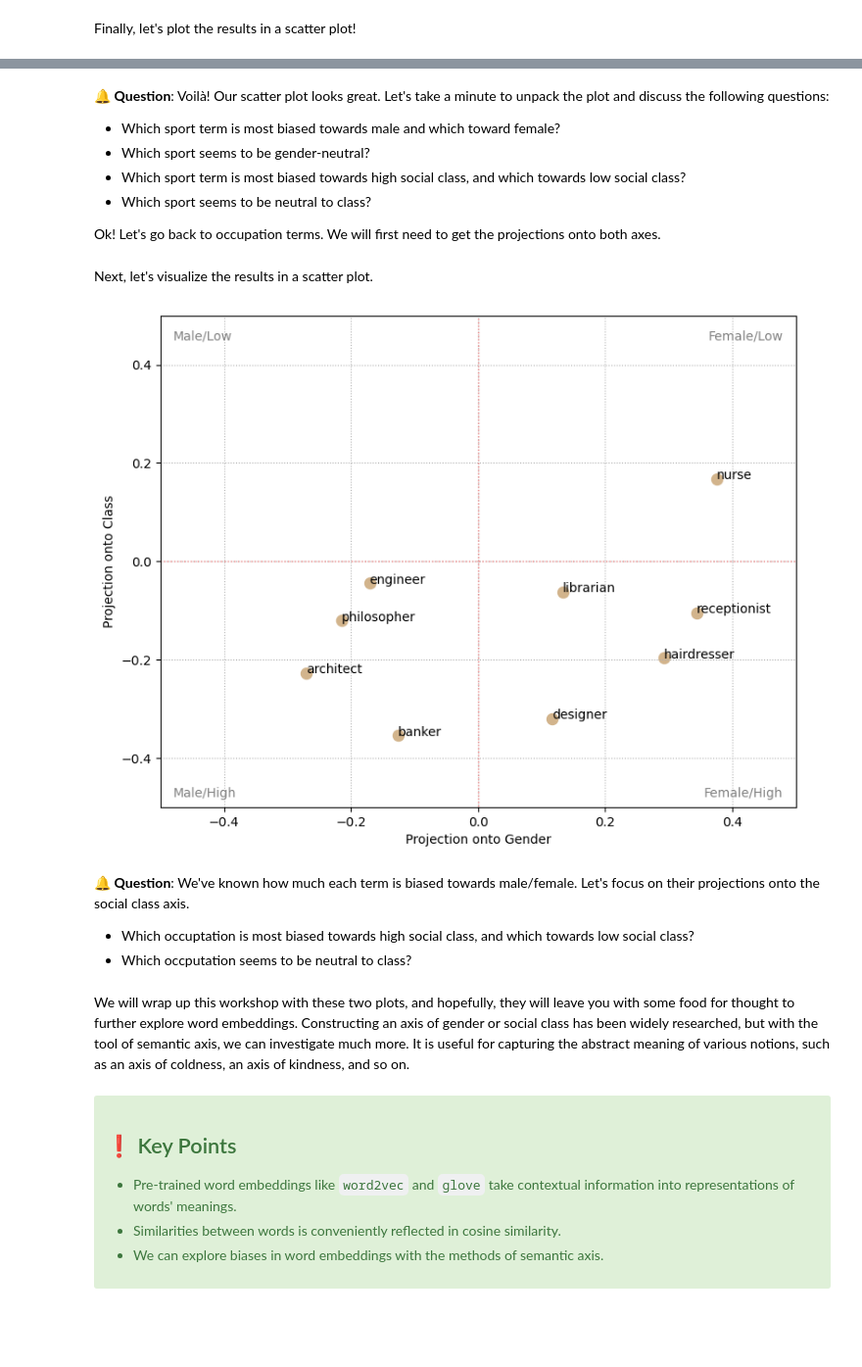
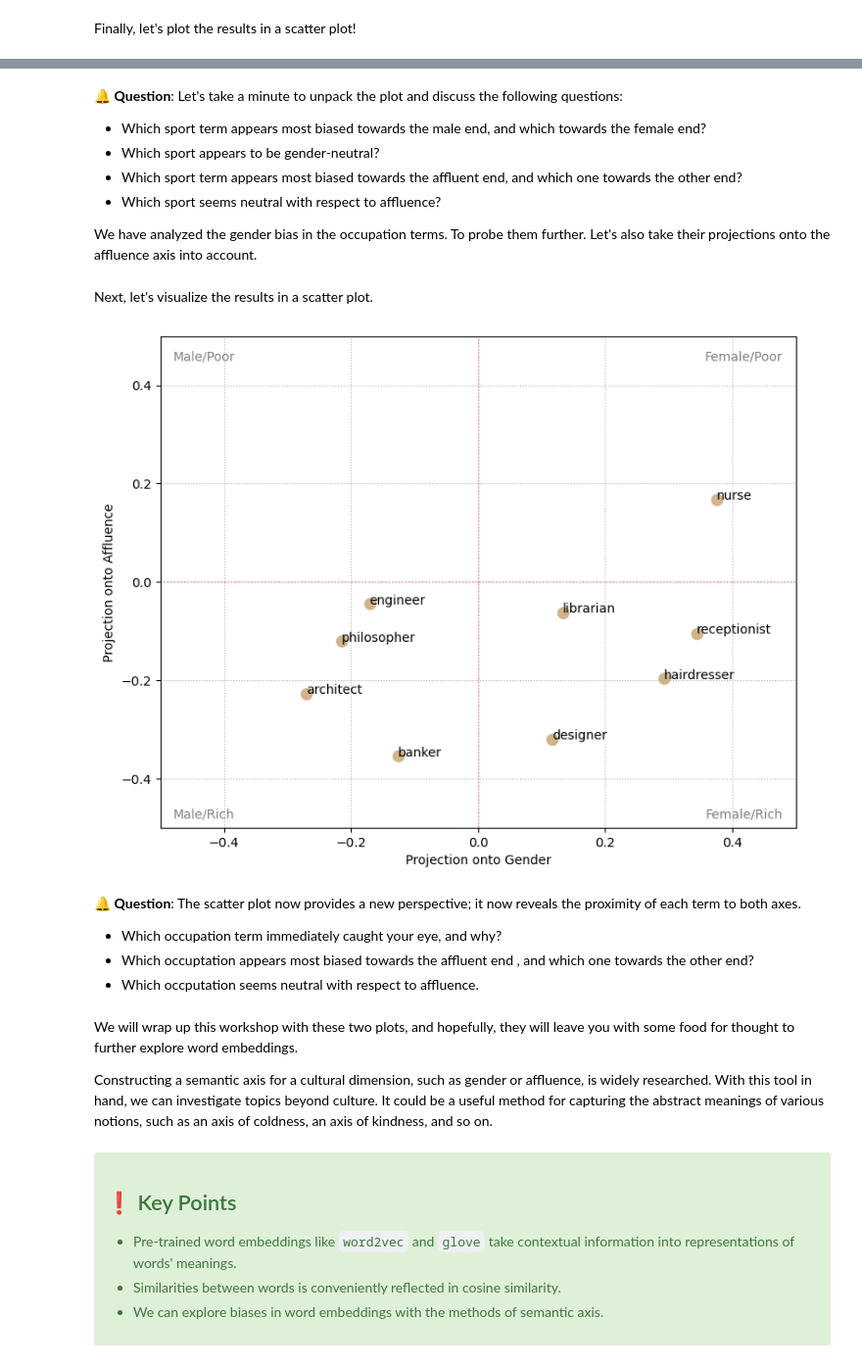
Before and after one commit to dlab-berkeley/Python-Text-Analysis, a Jupyter notebook: lessons/03_word_embeddings.ipynb, the cells around one changed output, grey strips where cells are left out. Shown at 98% size. Drawn from its saved outputs; the diff is of its cells as text; code cells hidden in the pictures; blank space fills up the shorter version.

```diff
--- a/lessons/03_word_embeddings.ipynb
+++ b/lessons/03_word_embeddings.ipynb
@@ -554,14 +591,14 @@ Next, we'll repeat the process to visualize occupation terms, which will give us
 
 Let's dive in!
 # %%
-# Define two sets of pole words of social class (examples taken from Kozlowski et. al, 2019)
+# Define two sets of pole words of affluence; examples taken from Kozlowski et. al
 poor = ['poor', 'poorer', 'poorest', 'poverty', 'inexpensive', 'impoverished', 'cheap']
 rich = ['rich', 'richer', 'richest', 'affluence', 'expensive', 'wealthy', 'luxury']
 
-class_axis = get_semaxis(list1=poor,
-                         list2=rich,
-                         model=glove,
-                         embedding_size=50)
+affluence_axis = get_semaxis(list1=poor,
+                             list2=rich,
+                             model=glove,
+                             embedding_size=50)
 # %% [markdown]
 We will project sports terms onto the social class axis to see if some sports are more associated with the "high" society and others "low" soceity.
 # %%
@@ -582,5 +619,5 @@ Next, let's use the `get_projection` function to calculate the cosine similarity
 # %%
-proj_spt_class = {word: get_projection(word, glove, class_axis) for word in sports}
+proj_spt_affluence = {word: get_projection(word, glove, affluence_axis) for word in sports}
 proj_spt_gender = {word: get_projection(word, glove, gender_axis) for word in sports}
 # %% [markdown]
 Finally, let's plot the results in a scatter plot!
@@ -589,21 +626,21 @@ plt.figure(figsize=(9, 7))
 
 # Use scatter plot to visualize the results
 plt.scatter(list(proj_spt_gender.values()),
-            list(proj_spt_class.values()),
+            list(proj_spt_affluence.values()),
             color='cornflowerblue',
             s=75)
 
 # Add text label to each dot
 for term in sports:
     plt.annotate(term,
-                 (proj_spt_gender[term], proj_spt_class[term]),
+                (proj_spt_gender[term], proj_spt_affluence[term]),
                  fontsize=10)
 
 # Add more annotations to four corners of the plot
-plt.annotate('Male/High', (-0.48, -0.28), color='gray', horizontalalignment='left')
-plt.annotate('Female/High', (0.48, -0.28), color='gray', horizontalalignment='right')
-plt.annotate('Male/Low', (-0.48, 0.27), color='gray', horizontalalignment='left')
-plt.annotate('Female/Low', (0.48, 0.27), color='gray', horizontalalignment='right')
+plt.annotate('Male/Rich', (-0.48, -0.28), color='gray', horizontalalignment='left')
+plt.annotate('Female/Rich', (0.48, -0.28), color='gray', horizontalalignment='right')
+plt.annotate('Male/Poor', (-0.48, 0.27), color='gray', horizontalalignment='left')
+plt.annotate('Female/Poor', (0.48, 0.27), color='gray', horizontalalignment='right')
 
 # Add reference lines to each semantic axis
 plt.hlines(xmin=-1, xmax=1, y=0, color='lightcoral', linewidth=1, linestyle=':')
@@ -614,6 +651,6 @@ plt.xlim(-0.5, 0.5)
 plt.ylim(-0.3, 0.3)
 plt.grid(True, linestyle=':')
 plt.xlabel('Projection onto Gender')
-plt.ylabel('Projection onto Class')
+plt.ylabel('Projection onto Affluence')
 plt.show();
 # %% [output]
@@ -621,56 +658,60 @@ plt.show();
 # %% [markdown]
-🔔 **Question**: Voilà! Our scatter plot looks great. Let's take a minute to unpack the plot and discuss the following questions:
-- Which sport term is most biased towards male and which toward female?
-- Which sport seems to be gender-neutral?
-- Which sport term is most biased towards high social class, and which towards low social class?
-- Which sport seems to be neutral to class?
+🔔 **Question**: Let's take a minute to unpack the plot and discuss the following questions:
+- Which sport term appears most biased towards the male end, and which towards the female end?
+- Which sport appears to be gender-neutral?
+- Which sport term appears most biased towards the affluent end, and which one towards the other end?
+- Which sport seems neutral with respect to affluence?
 
-Ok! Let's go back to occupation terms. We will first need to get the projections onto both axes.
+We have analyzed the gender bias in the occupation terms. To probe them further. Let's also take their projections onto the affluence axis into account.
 # %%
 proj_occ_gender = {word: get_projection(word, glove, gender_axis) for word in occupations}
-proj_occ_class = {word: get_projection(word, glove, class_axis) for word in occupations}
+proj_occ_affluence = {word: get_projection(word, glove, affluence_axis) for word in occupations}
 # %% [markdown]
 Next, let's visualize the results in a scatter plot.
 # %%
 plt.figure(figsize=(9, 7))
 
 # Use scatter plot to visualize the results
 plt.scatter(list(proj_occ_gender.values()),
-            list(proj_occ_class.values()),
+            list(proj_occ_affluence.values()),
             color='tan',
             s=75)
 
 # Add text label to each dot
 for term in occupations:
     plt.annotate(term,
-                 (proj_occ_gender[term], proj_occ_class[term]),
-                 fontsize=10)
+                (proj_occ_gender[term], proj_occ_affluence[term]),
+                fontsize=10)
 
 # Add more annotations to four corners of the plot
-plt.annotate('Male/High', (-0.48, -0.48), color='gray', horizontalalignment='left')
-plt.annotate('Female/High', (0.48, -0.48), color='gray', horizontalalignment='right')
-plt.annotate('Male/Low', (-0.48, 0.45), color='gray', horizontalalignment='left')
-plt.annotate('Female/Low', (0.48, 0.45), color='gray', horizontalalignment='right')
+plt.annotate('Male/Rich', (-0.48, -0.48), color='gray', horizontalalignment='left')
+plt.annotate('Female/Rich', (0.48, -0.48), color='gray', horizontalalignment='right')
+plt.annotate('Male/Poor', (-0.48, 0.45), color='gray', horizontalalignment='left')
+plt.annotate('Female/Poor', (0.48, 0.45), color='gray', horizontalalignment='right')
 
 # Add reference lines to each semantic axis
 plt.hlines(xmin=-1, xmax=1, y=0, color='lightcoral', linewidth=1, linestyle=':')
 plt.vlines(ymin=-1, ymax=1, x=0, color='lightcoral', linewidth=1, linestyle=':')
 
 # Other parameter settings
 plt.xlim(-0.5, 0.5)
 plt.ylim(-0.5, 0.5)
 plt.grid(True, linestyle=':')
 plt.xlabel('Projection onto Gender')
-plt.ylabel('Projection onto Class')
+plt.ylabel('Projection onto Affluence')
 plt.show();
 # %% [output]
-[figure, old version]
+[figure, new version]
 # %% [markdown]
-🔔 **Question**: We've known how much each term is biased towards male/female. Let's focus on their projections onto the social class axis.
-- Which occuptation is most biased towards high social class, and which towards low social class?
-- Which occputation seems to be neutral to class?
+🔔 **Question**: The scatter plot now provides a new perspective; it now reveals the proximity of each term to both axes.
+
+- Which occupation term immediately caught your eye, and why?
+- Which occuptation appears most biased towards the affluent end , and which one towards the other end?
+- Which occputation seems neutral with respect to affluence.
 # %% [markdown]
-We will wrap up this workshop with these two plots, and hopefully, they will leave you with some food for thought to further explore word embeddings. Constructing an axis of gender or social class has been widely researched, but with the tool of semantic axis, we can investigate much more. It is useful for capturing the abstract meaning of various notions, such as an axis of coldness, an axis of kindness, and so on.
+We will wrap up this workshop with these two plots, and hopefully, they will leave you with some food for thought to further explore word embeddings.
+
+Constructing a semantic axis for a cultural dimension, such as gender or affluence, is widely researched. With this tool in hand, we can investigate topics beyond culture. It could be a useful method for capturing the abstract meanings of various notions, such as an axis of coldness, an axis of kindness, and so on.
 # %% [markdown]
 <div class="alert alert-success">
 
```
Also changed, not shown: parts of 14 cells of this notebook, 1 other file.
